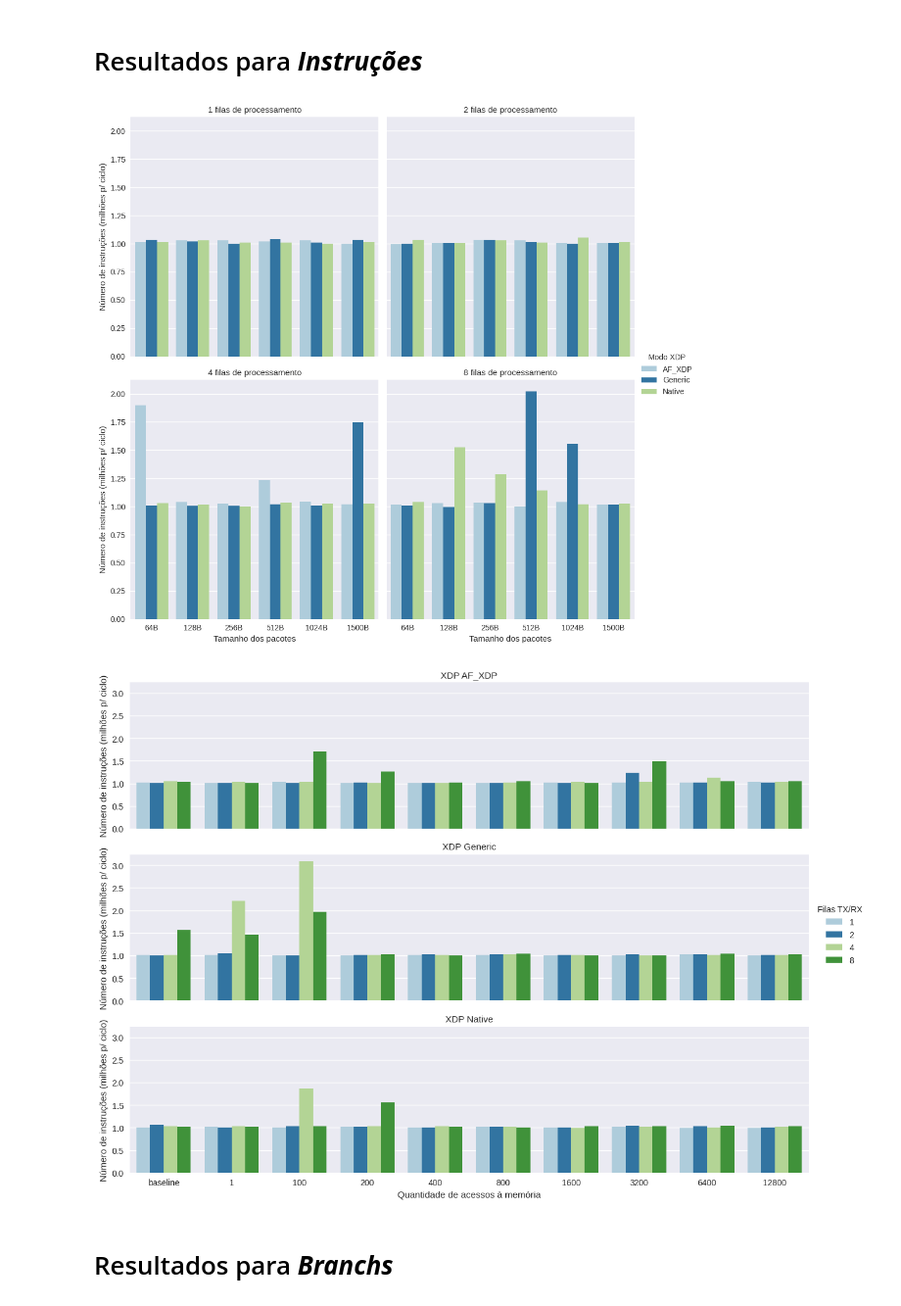
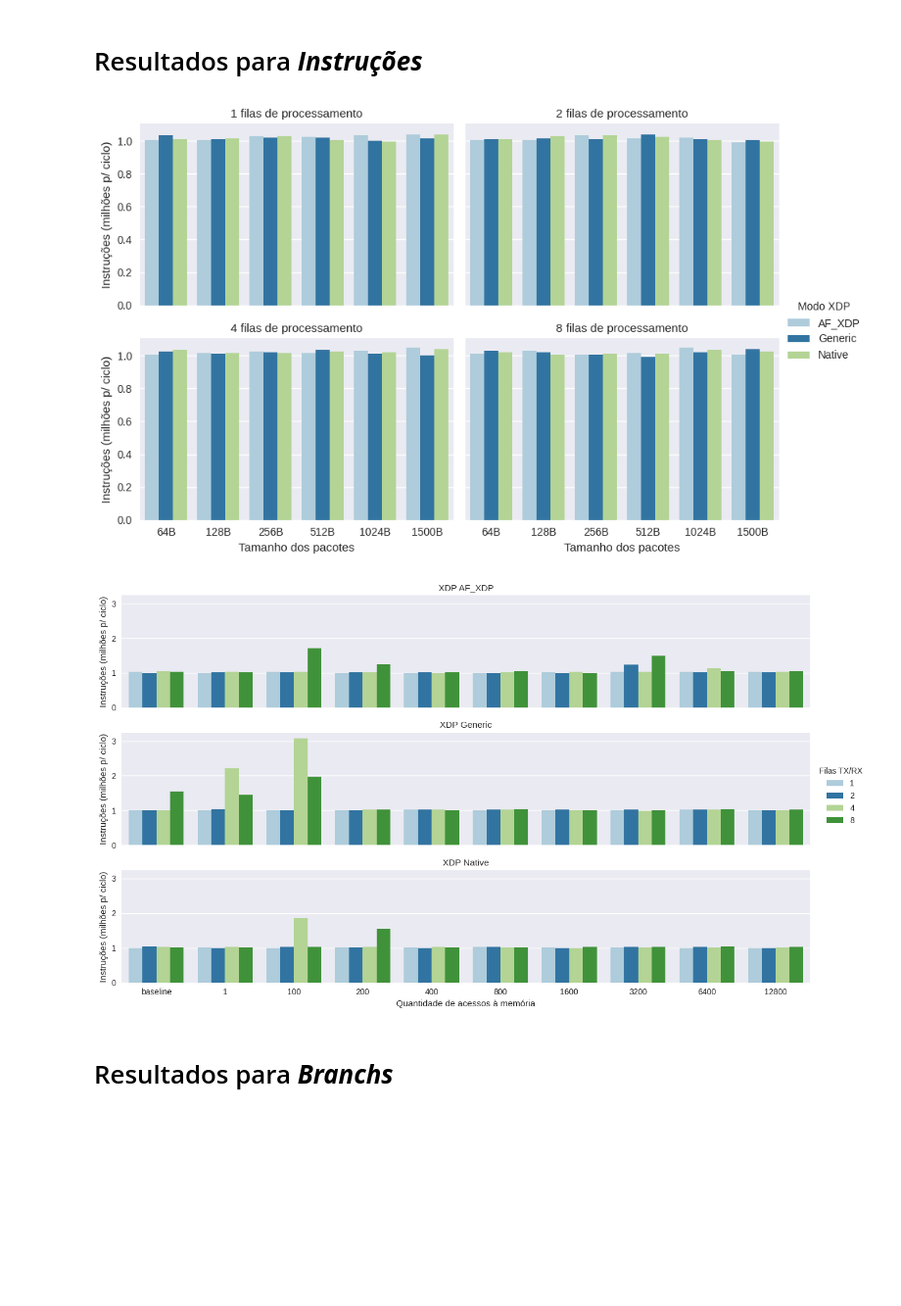
Before and after one commit to igor-capeletti/tcc_eBPF_XDP, a Jupyter notebook: scripts/python/gera_graficos_instrucoes_e_branchs.ipynb, the cells around one changed output. Shown at 98% size. Drawn from its saved outputs; the diff is of its cells as text; code cells hidden in the pictures; blank space fills up the shorter version.

Commit message:
ajustes finos no codígo de geração de alguns gráficos; ajustes finos nas visualizações de alguns gráficos

```diff
--- a/scripts/python/gera_graficos_instrucoes_e_branchs.ipynb
+++ b/scripts/python/gera_graficos_instrucoes_e_branchs.ipynb
@@ -104,37 +104,38 @@ df_perf
 # %% [markdown]
 # Resultados para ***Instruções***
 # %%
-algoritmo= 0
+algoritmo= 12800
 
 eixo_x= 'packet_size'
 eixo_y= 'instructions'
 hue= 'hook_ebpf'
 
 plt.rc('figure', figsize=(5, 5))
 df_perf= df_perf.sort_values(by=[eixo_x,hue,'combined'], ascending=True)       #ordena dados com os valores do eixo x
 
 df= df_perf.copy()
 df= df[df.algoritmo == algoritmo]                #filtra por algoritmo especifico
 df= df[[eixo_x, eixo_y, hue, 'combined']]
 df = df.rename(columns={'hook_ebpf': 'Modo XDP'})
 
 df['packet_size']= df['packet_size'].astype(str)
 for i,j in zip(lista_pacotes,lista_alias_pacotes):
        df['packet_size']= df['packet_size'].replace(f'{i}',f'{j}')
 
 df.index= range(len(df))
 grafico = sns.catplot(
     data=df, x=eixo_x, y=eixo_y,
     col='combined', hue='Modo XDP',
-    kind="bar", palette='Paired', col_wrap=2
+    kind="bar", palette='Paired', col_wrap=2,
+    height= 3, aspect=3/2
 )
-grafico.set_ylabels("Número de instruções (milhões p/ ciclo)")
+grafico.set_ylabels("Instruções (milhões p/ ciclo)")
 grafico.set_xlabels("Tamanho dos pacotes")
 grafico.set_titles("{col_name} filas de processamento")
 
 grafico.savefig(f'{raiz}/instrucoes_{hue}_x_{eixo_x}@alg_{algoritmo}{format_imagens}')
 # %% [output]
-[figure, old version]
+[figure, new version]
 # %%
 #
 packet_size= 1024
@@ -160,15 +161,15 @@ grafico = sns.catplot(
     data=df, x=eixo_x, y=eixo_y,
     col='Modo XDP', hue='Filas TX/RX',
     kind="bar", palette='Paired', col_wrap=1,
-    height= 3, aspect=12/3
+    height= 2.5, aspect=10/2
 )
-grafico.set_ylabels("Número de instruções (milhões p/ ciclo)")
+grafico.set_ylabels("Instruções (milhões p/ ciclo)")
 grafico.set_xlabels("Quantidade de acessos à memória")
 grafico.set_titles("XDP {col_name}")
 
 grafico.savefig(f'{raiz}/instrucoes_{hue}_x_{eixo_x}@packet_size_{packet_size}{format_imagens}')
 # %% [output]
-[figure, old version]
+[figure, new version]
 # %% [markdown]
 # Resultados para ***Branchs***
 # %%
```
Also changed, not shown: parts of 4 cells of this notebook, 15 other files.
